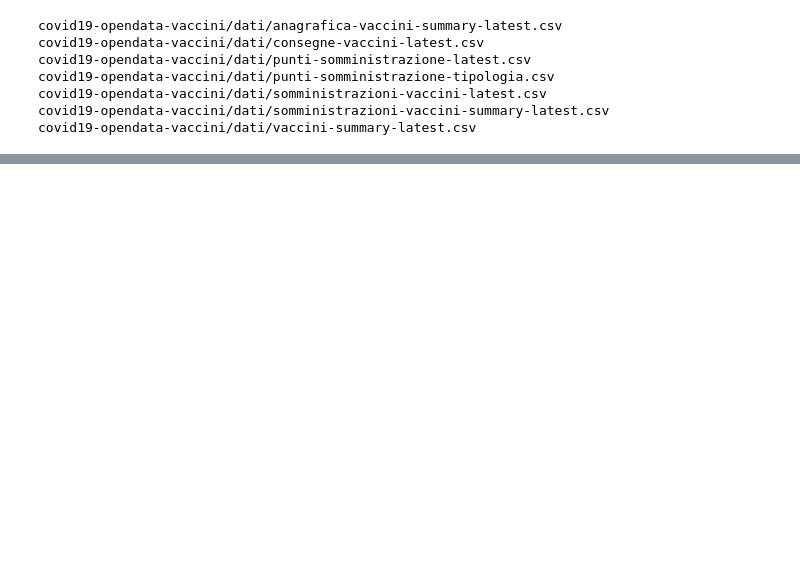
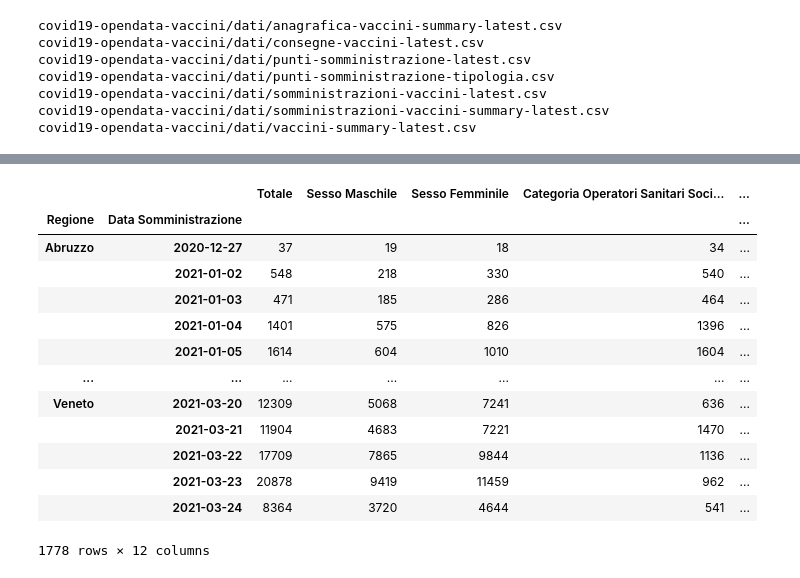
Before and after one commit to alessandrodemela/myCOVID19VaccineAnalysis, a Jupyter notebook: ETL_Vaccini.ipynb, the cells around one changed output, grey strips where cells are left out. Cells and saved outputs as stored; diff of their text form; code cells hidden in the pictures; blank space fills up the shorter version.

```diff
--- a/ETL_Vaccini.ipynb
+++ b/ETL_Vaccini.ipynb
@@ -90,0 +121,17 @@ somVacciniSumLat
+# %%
+somVacciniSumLat.groupby(['Regione','Data Somministrazione']).sum()
+# %% [output]
+|  |  | Totale | Sesso Maschile | Sesso Femminile | Categoria Operatori Sanitari Soci... | ... |
+| Regione | Data Somministrazione |  |  |  |  | ... |
+| Abruzzo | 2020-12-27 | 37 | 19 | 18 | 34 | ... |
+|  | 2021-01-02 | 548 | 218 | 330 | 540 | ... |
+|  | 2021-01-03 | 471 | 185 | 286 | 464 | ... |
+|  | 2021-01-04 | 1401 | 575 | 826 | 1396 | ... |
+|  | 2021-01-05 | 1614 | 604 | 1010 | 1604 | ... |
+| ... | ... | ... | ... | ... | ... | ... |
+| Veneto | 2021-03-20 | 12309 | 5068 | 7241 | 636 | ... |
+|  | 2021-03-21 | 11904 | 4683 | 7221 | 1470 | ... |
+|  | 2021-03-22 | 17709 | 7865 | 9844 | 1136 | ... |
+|  | 2021-03-23 | 20878 | 9419 | 11459 | 962 | ... |
+|  | 2021-03-24 | 8364 | 3720 | 4644 | 541 | ... |
+1778 rows × 12 columns
```
Also changed, not shown: parts of 11 cells of this notebook, 11 other files.
